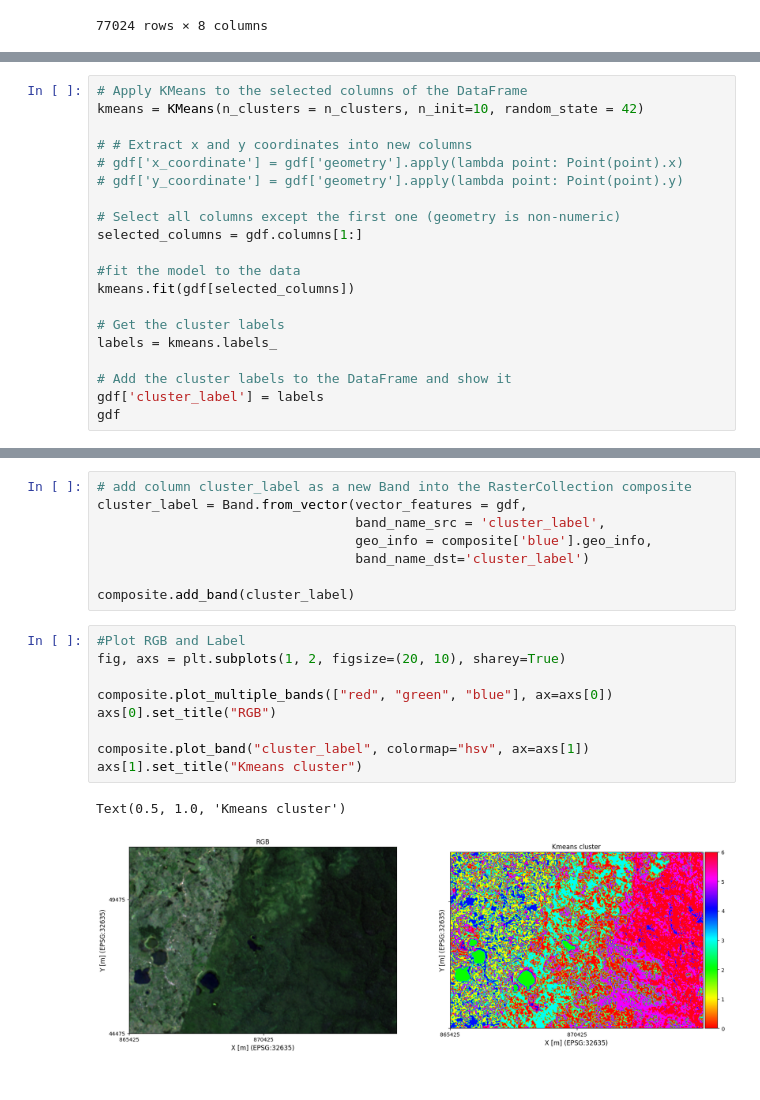
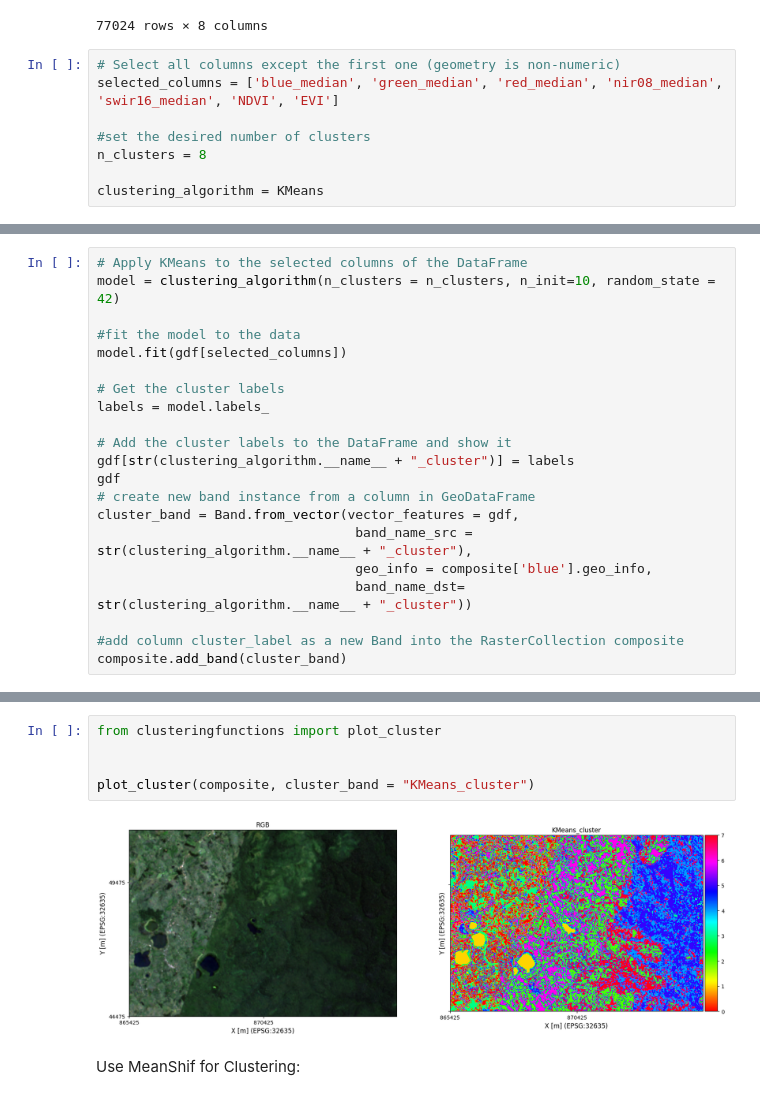
Before and after one commit to ftimcke/LULC-classification, a Jupyter notebook: process_landsat_composite.ipynb, the cells around one changed output, grey strips where cells are left out. Drawn from its saved outputs; the diff is of its cells as text.

Commit message:
attempts with MeanShift and GMM

```diff
--- a/process_landsat_composite.ipynb
+++ b/process_landsat_composite.ipynb
@@ -73,3 +75,11 @@ display(gdf)
 | 77022 | POINT (875355.000 44535.000) | 0.07828 | 0.084040 | 0.080490 | 0.163300 | 0.113710 | 0.339678 | 0.195465 |
 | 77023 | POINT (875355.000 44505.000) | 0.07847 | 0.084630 | 0.080665 | 0.165735 | 0.113670 | 0.345252 | 0.200410 |
 77024 rows × 8 columns
+# %%
+# Select all columns except the first one (geometry is non-numeric)
+selected_columns = ['blue_median', 'green_median', 'red_median', 'nir08_median', 'swir16_median', 'NDVI', 'EVI']
+
+#set the desired number of clusters
+n_clusters = 8
+
+clustering_algorithm = KMeans
@@ -76,20 +88,21 @@ display(gdf)
 # %%
 # Apply KMeans to the selected columns of the DataFrame
-kmeans = KMeans(n_clusters = n_clusters, n_init=10, random_state = 42)
-
-# # Extract x and y coordinates into new columns
-# gdf['x_coordinate'] = gdf['geometry'].apply(lambda point: Point(point).x)
-# gdf['y_coordinate'] = gdf['geometry'].apply(lambda point: Point(point).y)
-
-# Select all columns except the first one (geometry is non-numeric)
-selected_columns = gdf.columns[1:]
+model = clustering_algorithm(n_clusters = n_clusters, n_init=10, random_state = 42)
 
 #fit the model to the data
-kmeans.fit(gdf[selected_columns])
+model.fit(gdf[selected_columns])
 
 # Get the cluster labels
-labels = kmeans.labels_
+labels = model.labels_
 
 # Add the cluster labels to the DataFrame and show it
-gdf['cluster_label'] = labels
+gdf[str(clustering_algorithm.__name__ + "_cluster")] = labels
 gdf
+# create new band instance from a column in GeoDataFrame
+cluster_band = Band.from_vector(vector_features = gdf,
+                                 band_name_src = str(clustering_algorithm.__name__ + "_cluster"),
+                                 geo_info = composite['blue'].geo_info,
+                                 band_name_dst= str(clustering_algorithm.__name__ + "_cluster"))
+
+#add column cluster_label as a new Band into the RasterCollection composite
+composite.add_band(cluster_band)
@@ -110,20 +109,9 @@ gdf
-# %%
-# add column cluster_label as a new Band into the RasterCollection composite
-cluster_label = Band.from_vector(vector_features = gdf,
-                                 band_name_src = 'cluster_label',
-                                 geo_info = composite['blue'].geo_info,
-                                 band_name_dst='cluster_label')
-
-composite.add_band(cluster_label)
-# %%
-#Plot RGB and Label
-fig, axs = plt.subplots(1, 2, figsize=(20, 10), sharey=True)
-
-composite.plot_multiple_bands(["red", "green", "blue"], ax=axs[0])
-axs[0].set_title("RGB")
-
-composite.plot_band("cluster_label", colormap="hsv", ax=axs[1])
-axs[1].set_title("Kmeans cluster")
-# %% [output]
-Text(0.5, 1.0, 'Kmeans cluster')
-[figure, removed]
+# %%
+from clusteringfunctions import plot_cluster
+
+
+plot_cluster(composite, cluster_band = "KMeans_cluster")
+# %% [output]
+[figure, added]
+# %% [markdown]
+Use MeanShif for Clustering:
```
Also changed, not shown: parts of 8 cells of this notebook.
